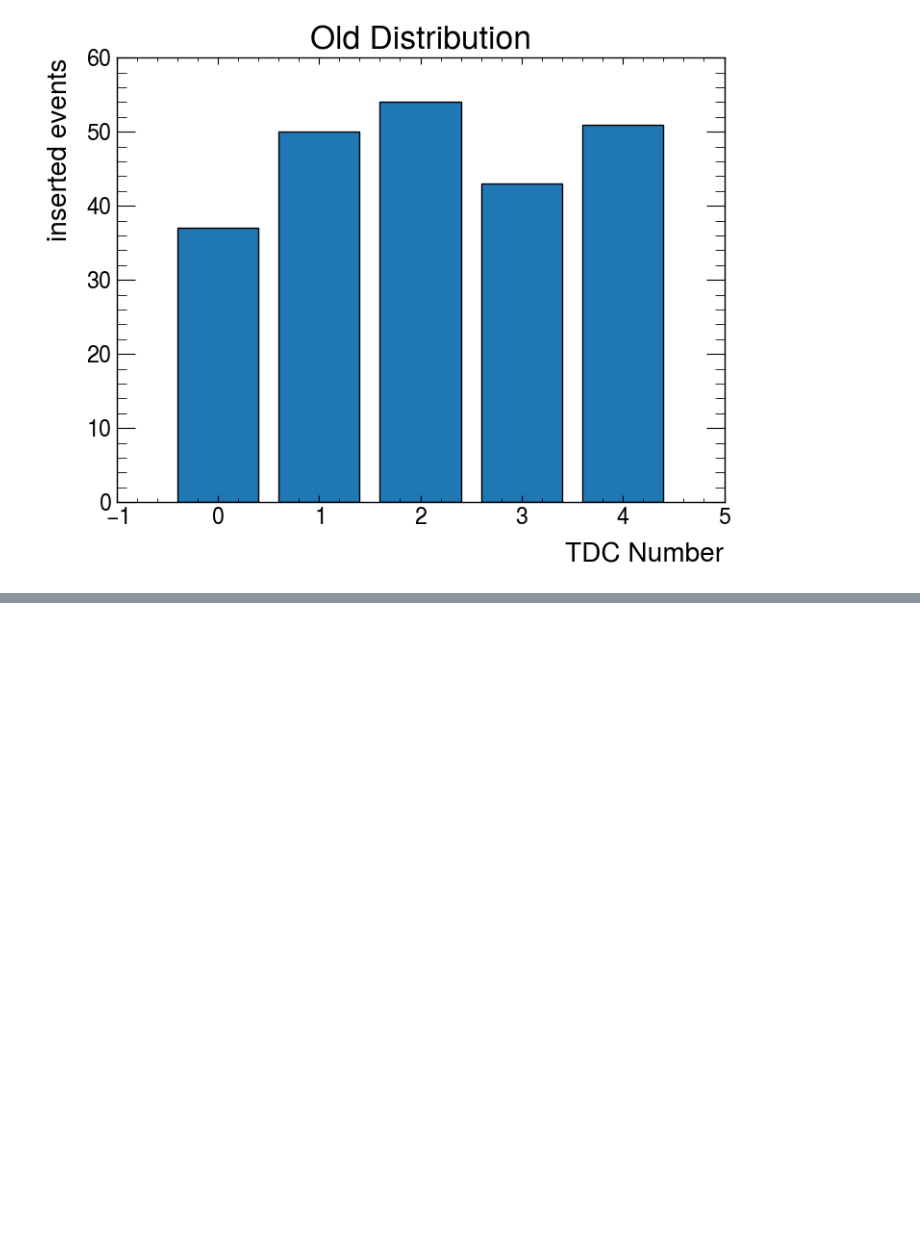
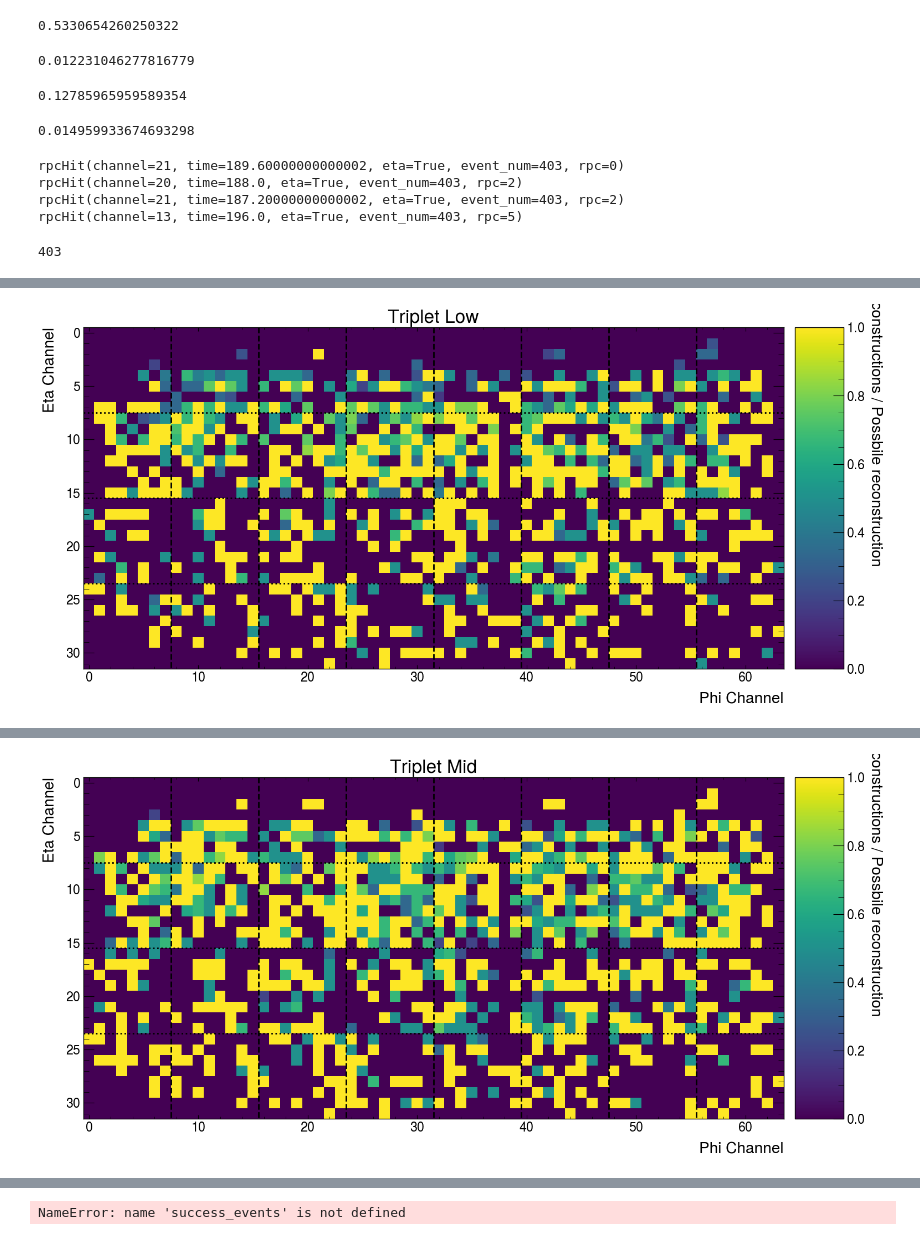
Before and after one commit to Takodachi6969/summer2, a Jupyter notebook: DataAnalysis03072024.ipynb, the cells around one changed output, grey strips where cells are left out. Drawn from its saved outputs; the diff is of its cells as text; code cells hidden in the pictures; blank space fills up the shorter version.

```diff
--- a/DataAnalysis03072024.ipynb
+++ b/DataAnalysis03072024.ipynb
@@ -1988,14 +2198,0 @@ plt.show()
-# %%
-importlib.reload(rawFileReader)
-interval = 100
-file_path = '../Data/Old/Beam2.raw'
-fReader = rawFileReader.fileReader(file_path)
-order = [[0,1], [1,2], [2,3], [2,4]]
-
-rAligner = realigner(fReader= fReader, max_process_event=200000, monitor_factor=10, order=order, dev_mode=True, window_size=10, record_inserted_events=True)
-rAligner.get_aligned_events()
-rAligner.plot_alignment_metric(plot_range=[125000,140000])
-rAligner.plot_global_alignment_metric()
-# rAligner.plotTDCTimeDiffs(showplot= False)
-# rAligner.plot_tdc_state_metric()
-# rAligner.plot_efficiency(text = 'Uncompensated_efficiency,  time_window = 10ns')
@@ -2025,8 +2199,34 @@ New alignment, Event number 196200, insertions [0, 1, 1, 0, 0], updates [-1, 0,
-# %%
-plt.bar(range(len(rAligner.event_hist)), rAligner.event_hist, edgecolor='black')
-plt.title('Old Distribution')
-plt.xlabel('TDC Number')
-plt.ylabel('inserted events')
-plt.show()
-# %% [output]
-[figure, removed]
+# %%
+79672472791 / 149460964642
+# %% [output]
+0.5330654260250322
+# %%
+0.5330654260250322 ** 7
+# %% [output]
+0.012231046277816779
+# %%
+19110028062 / 149460964642
+# %% [output]
+0.12785965959589354
+# %%
+2235926118 / 149460964642
+# %% [output]
+0.014959933674693298
+# %%
+# print(rAligner.recorded[0][0])
+for thishit in rAligner.recorded[0]:
+    for hit in thishit:
+        if hit.event_num == 403:
+            print(hit)
+# %% [output]
+rpcHit(channel=21, time=189.60000000000002, eta=True, event_num=403, rpc=0)
+rpcHit(channel=20, time=188.0, eta=True, event_num=403, rpc=2)
+rpcHit(channel=21, time=187.20000000000002, eta=True, event_num=403, rpc=2)
+rpcHit(channel=13, time=196.0, eta=True, event_num=403, rpc=5)
+# %%
+rAligner.recorded[0][0][2].event_num
+# %% [output]
+403
+# %%
+rAligner.plot_chess_board_reconstruction()
+# %% [output]
@@ -2032,0 +2234 @@ plt.show()
+[figure, added]
@@ -2032,0 +2236 @@ plt.show()
+[figure, added]
@@ -2032,0 +2251,13 @@ plt.show()
+# %%
+import pickle
+with open('successful_reconstructed_coords.pkl', 'wb') as file:
+    pickle.dump(rAligner.successful_reconstructed_coords, file)
+
+print("Data successfully saved to successful_reconstructed_coords.pkl")\
+
+with open('possible_reconstructed_coords.pkl', 'wb') as file:
+    pickle.dump(rAligner.possible_reconstructions_coords, file)
+
+print("Data successfully saved to possible_reconstructed_coords.pkl")
+# %% [output]
+NameError: name 'success_events' is not defined
```
Also changed, not shown: parts of 15 cells of this notebook, 50 other files.
